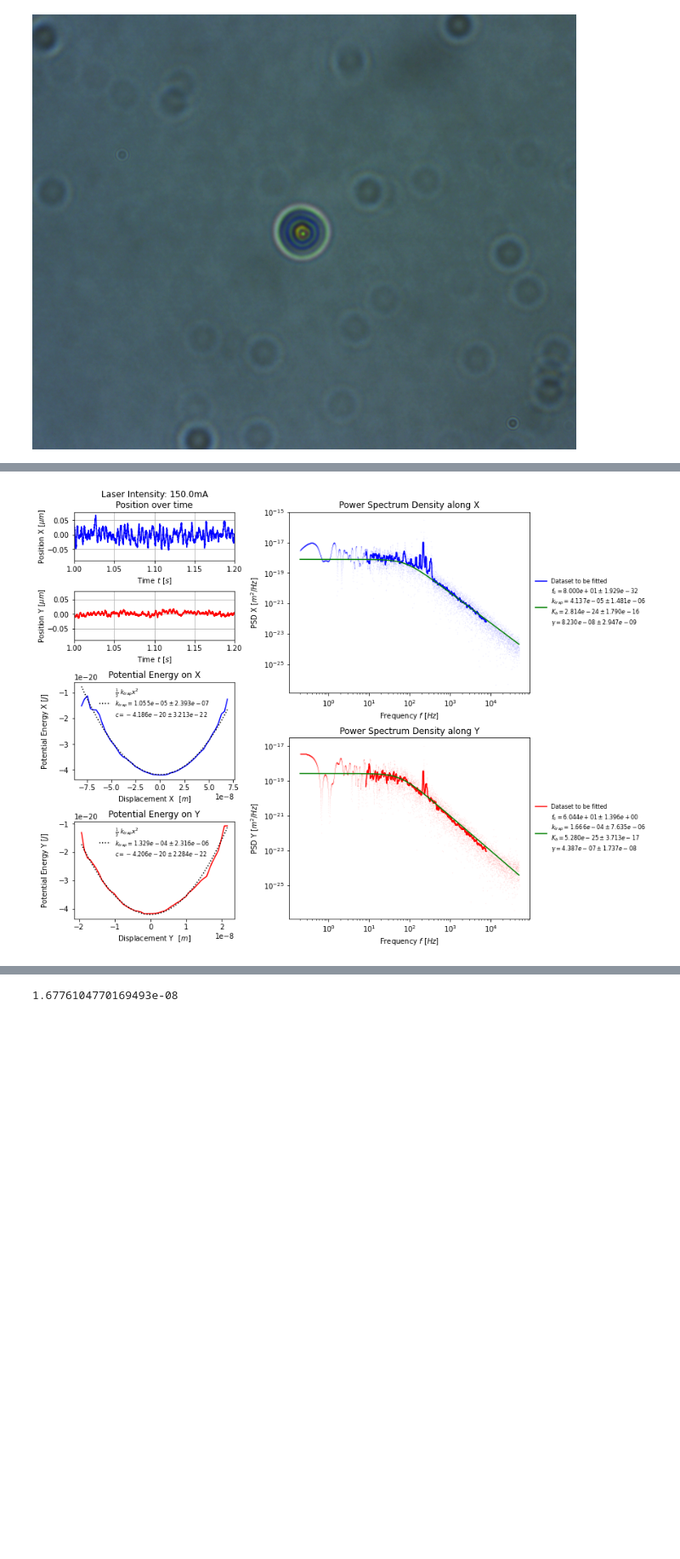
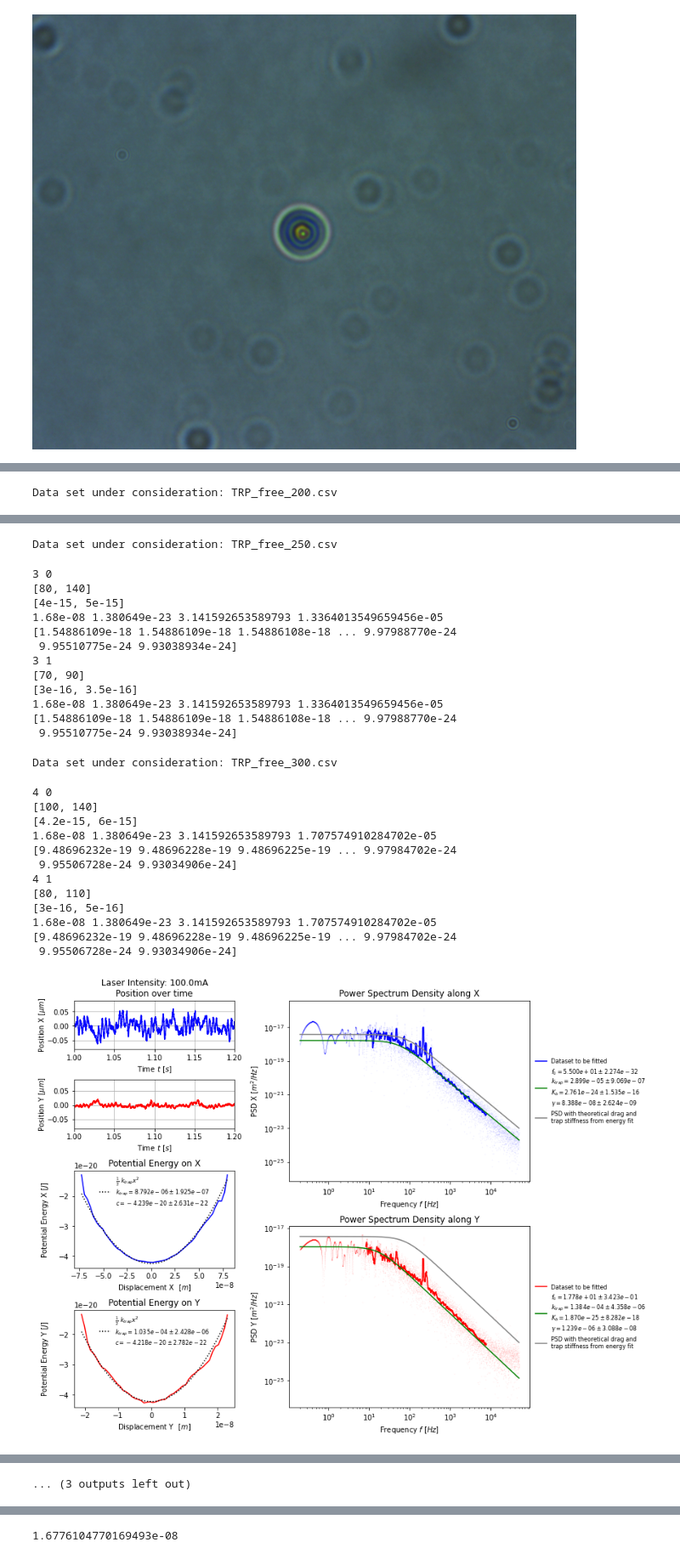
Before and after one commit to PanosEconomou/advanced-lab, a Jupyter notebook: 1.Optical-Tweezers/3.Lab-Data/8.TWEEZERS__Feb-27-2021__14-28-34/8.ANALYSIS.ipynb, the cells around one changed output, grey strips where cells are left out. Shown at 85% size. Saved outputs shown, nothing was run; the diff lists cells and outputs as text; code cells hidden in the pictures; blank space fills up the shorter version.

```diff
--- a/1.Optical-Tweezers/3.Lab-Data/8.TWEEZERS__Feb-27-2021__14-28-34/8.ANALYSIS.ipynb
+++ b/1.Optical-Tweezers/3.Lab-Data/8.TWEEZERS__Feb-27-2021__14-28-34/8.ANALYSIS.ipynb
@@ -407,8 +407,9 @@ def PSDII_Plot_Fit(ax,bounds,f_fit,pxx_fit,f_0,A_0,f_plot,pxx_plot,plot=True):
                         '\n'+r'$K_b = %1.3e \pm %1.3e$'%(k_b_th,err_A0)+
                         '\n'+r'$\gamma = %1.3e \pm% 1.3e$'%(beta_fit,err_beta_fit)
                         #+'\n'+r'$A_0 = %1.3e$'%(A0)
-               )
+
     #ax.legend()
+    ax.plot(f_plot,SxxII(f_plot,[f_0,alpha]),c='red')
 
     return
 
@@ -596,7 +597,7 @@ Here is an image from the trap
 ##### MAIN PROGRAM
 
 files = [2,6,8,10,11]
-files = [6]
+#files = [6]
 
 # importing QPD calibration data
 cal_QPD,err_QPD,cal_alpha,err_alpha,cal_beta,err_beta,laser_intensity = ImportQPDCal()
@@ -753,14 +754,23 @@ for arr in range(0,len(files)):
         print(f0_list[laser_indx][i])
         print(A0_list[laser_indx][i])
 
-        PSDI_Plot_Fit(ax_PSD[i],bounds,f_fit,pxx_fit,parameters[0],f_plot,pxx_plot,plot=False)
+        #PSDI_Plot_Fit(ax_PSD[i],bounds,f_fit,pxx_fit,parameters[0],f_plot,pxx_plot,plot=False)
 
         PSDII_Plot_Fit(ax_PSD[i],bounds_list[laser_indx][i],f_fit,pxx_fit,parameters[1][0],parameters[1][1],f_plot,pxx_plot)
 
-        PSDIII_Plot_Fit(ax_PSD[i],bounds,f_fit,pxx_fit,parameters[2][0],parameters[2][1],f_plot,pxx_plot,plot=False)
+        #PSDIII_Plot_Fit(ax_PSD[i],bounds,f_fit,pxx_fit,parameters[2][0],parameters[2][1],f_plot,pxx_plot,plot=False)
+
+
+        potential = [8.674014916834654e-06,1.0545544521287804e-05,1.5285615229700898e-05,1.3364013549659456e-05,1.707574910284702e-05]
+        trap = potential[arr]
+        T = 298.15
+        print(gamma,const.k,np.pi,trap)
+        func = lambda x,trap: (const.k*T)/((np.pi**2)*gamma*(x**2+(trap/(2*np.pi*gamma))**2))
+
+        ax_PSD[i].plot(f_plot,func(f_plot,trap),color="gray",label="PSD with theoretical drag and\ntrap stiffness from energy fit")
+        print(func(f_plot,trap))
 
         ax_PSD[i].legend(loc='center left', bbox_to_anchor=(1, 0.5),fontsize=sz_legend,frameon=False)
-
 
 
 
@@ -784,9 +794,11 @@ for arr in range(0,len(files)):
 
         ax_Enrg[i].legend(fontsize = sz_legend,frameon=False)
 
-    fig.savefig("free_bead_"+'_'+str(int(laser))+".jpg",dpi=400,bbox_inches='tight')
+    fig.savefig("free_bead_"+'_'+str(int(laser))+"_check"+".jpg",dpi=400,bbox_inches='tight')
 
     k_equi,err_k_equi = SolveEquipartition(coords,labels)
+
+
 
 #    SaveFittedPos(laser,k_equi,err_k_equi,k_potential,err_k_potential,err_k_cov,PSD_I_k,err_PSD_I_k,
 #                  PSD_II_drag,err_PSD_II_drag,PSD_II_k_b,err_PSD_II_k_b,
@@ -802,0 +834 @@ Data set under consideration: TRP_free_150.csv
+Data set under consideration: TRP_free_200.csv
@@ -803 +847,27 @@ Data set under consideration: TRP_free_150.csv
+Data set under consideration: TRP_free_250.csv
+3 0
+[80, 140]
+[4e-15, 5e-15]
+1.68e-08 1.380649e-23 3.141592653589793 1.3364013549659456e-05
+[1.54886109e-18 1.54886109e-18 1.54886108e-18 ... 9.97988770e-24
+ 9.95510775e-24 9.93038934e-24]
+3 1
+[70, 90]
+[3e-16, 3.5e-16]
+1.68e-08 1.380649e-23 3.141592653589793 1.3364013549659456e-05
+[1.54886109e-18 1.54886109e-18 1.54886108e-18 ... 9.97988770e-24
+ 9.95510775e-24 9.93038934e-24]
+Data set under consideration: TRP_free_300.csv
+4 0
+[100, 140]
+[4.2e-15, 6e-15]
+1.68e-08 1.380649e-23 3.141592653589793 1.707574910284702e-05
+[9.48696232e-19 9.48696228e-19 9.48696225e-19 ... 9.97984702e-24
+ 9.95506728e-24 9.93034906e-24]
+4 1
+[80, 110]
+[3e-16, 5e-16]
+1.68e-08 1.380649e-23 3.141592653589793 1.707574910284702e-05
+[9.48696232e-19 9.48696228e-19 9.48696225e-19 ... 9.97984702e-24
+ 9.95506728e-24 9.93034906e-24]
-[figure, old version]
+[figure, new version]
@@ -803,0 +875 @@ Data set under consideration: TRP_free_150.csv
+... (3 outputs left out)
```
Also changed, not shown: parts of 10 cells of this notebook, 10 other files.
